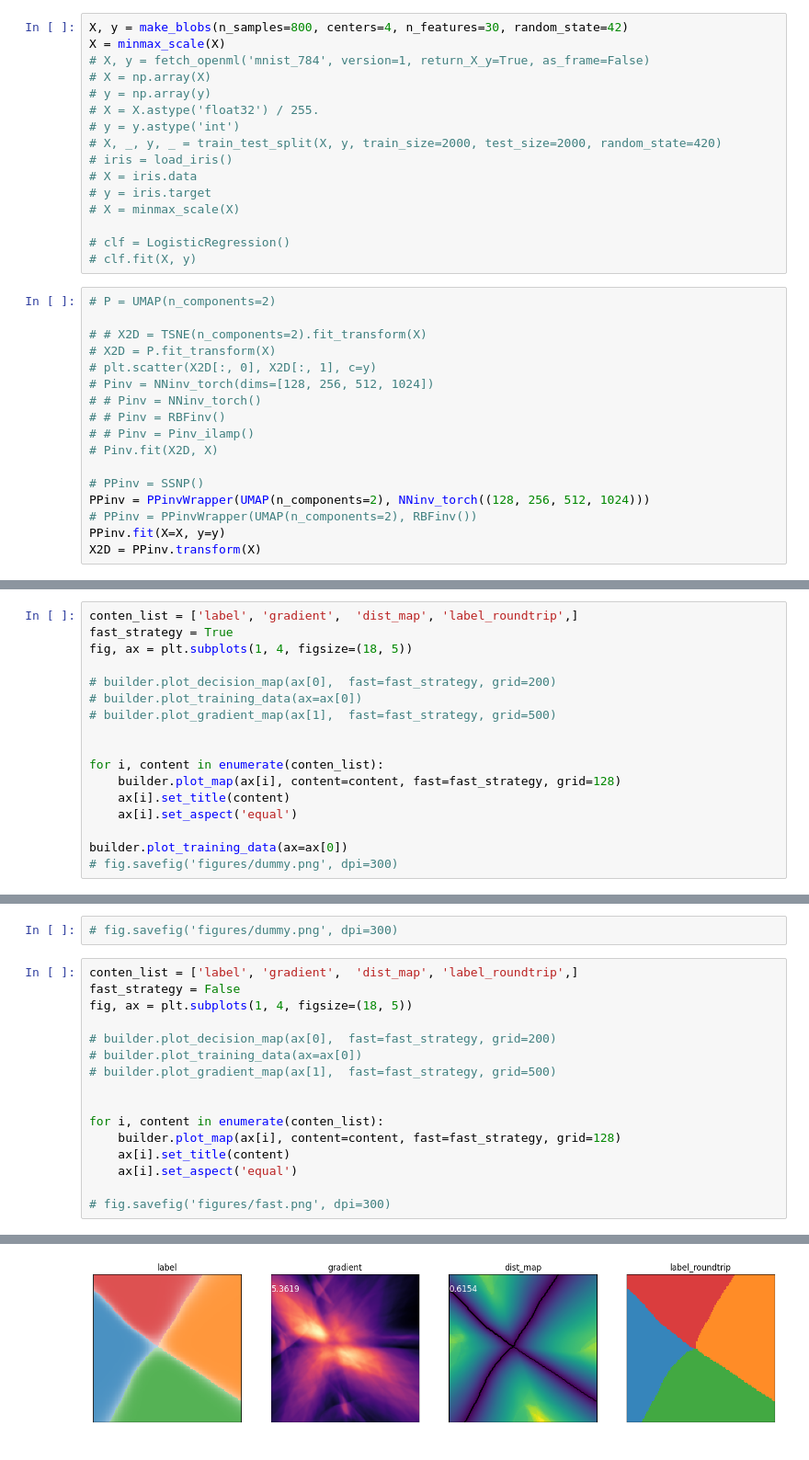
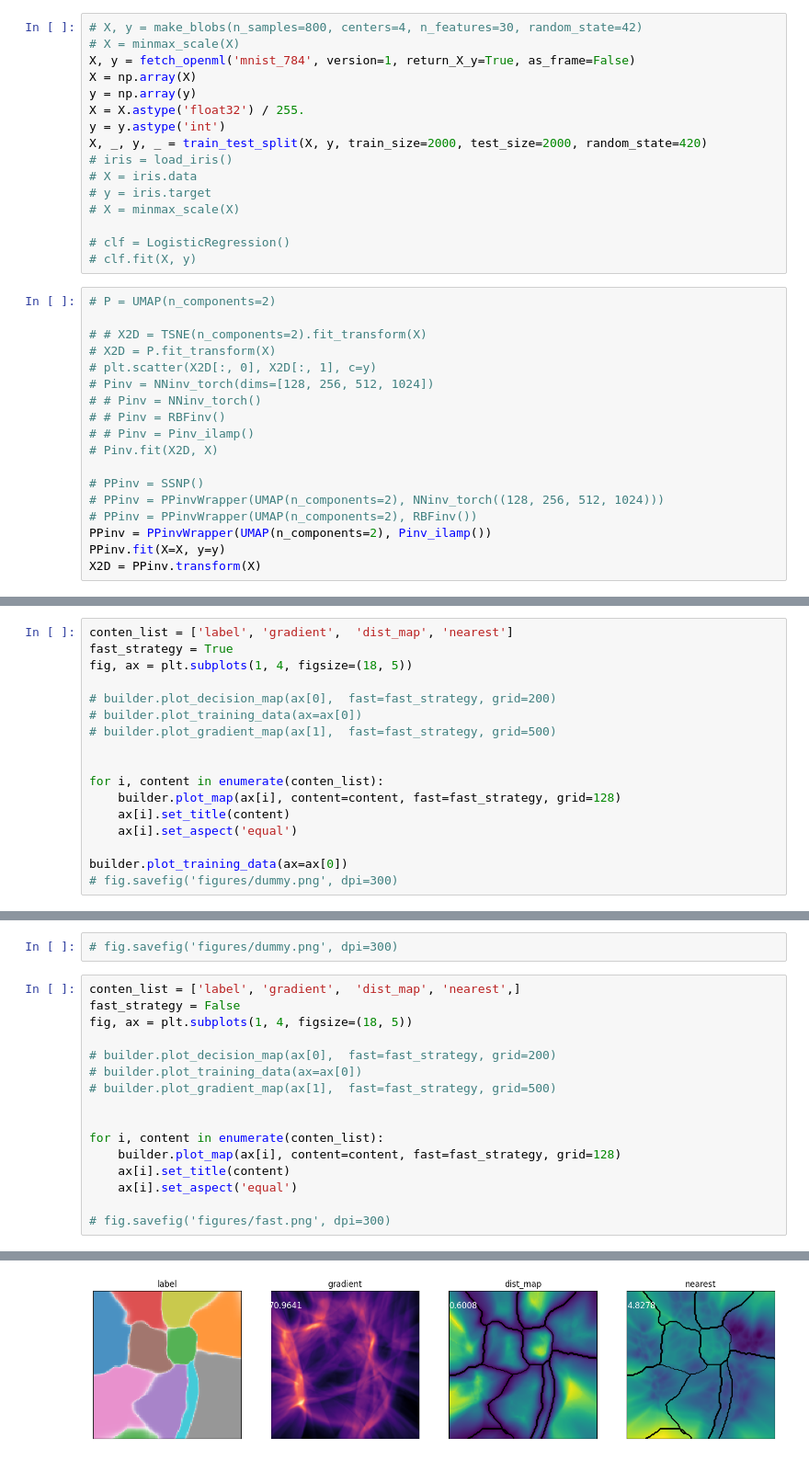
Before and after one commit to wuyuyu1024/map_builder, a Jupyter notebook: draft.ipynb, the cells around one changed output, grey strips where cells are left out. Shown at 92% size. Cells and saved outputs as stored; diff of their text form.

```diff
--- a/draft.ipynb
+++ b/draft.ipynb
@@ -23,12 +23,12 @@ To enable the following instructions: AVX2 AVX_VNNI FMA, in other operations, re
 # %%
-X, y = make_blobs(n_samples=800, centers=4, n_features=30, random_state=42)
-X = minmax_scale(X)
-# X, y = fetch_openml('mnist_784', version=1, return_X_y=True, as_frame=False)
-# X = np.array(X)
-# y = np.array(y)
-# X = X.astype('float32') / 255.
-# y = y.astype('int')
-# X, _, y, _ = train_test_split(X, y, train_size=2000, test_size=2000, random_state=420)
+# X, y = make_blobs(n_samples=800, centers=4, n_features=30, random_state=42)
+# X = minmax_scale(X)
+X, y = fetch_openml('mnist_784', version=1, return_X_y=True, as_frame=False)
+X = np.array(X)
+y = np.array(y)
+X = X.astype('float32') / 255.
+y = y.astype('int')
+X, _, y, _ = train_test_split(X, y, train_size=2000, test_size=2000, random_state=420)
 # iris = load_iris()
 # X = iris.data
 # y = iris.target
@@ -49,7 +49,8 @@ X = minmax_scale(X)
 # Pinv.fit(X2D, X)
 
 # PPinv = SSNP()
-PPinv = PPinvWrapper(UMAP(n_components=2), NNinv_torch((128, 256, 512, 1024)))
+# PPinv = PPinvWrapper(UMAP(n_components=2), NNinv_torch((128, 256, 512, 1024)))
 # PPinv = PPinvWrapper(UMAP(n_components=2), RBFinv())
+PPinv = PPinvWrapper(UMAP(n_components=2), Pinv_ilamp())
 PPinv.fit(X=X, y=y)
 X2D = PPinv.transform(X)
@@ -78,5 +61,5 @@ n_classes: 4
 # %%
-conten_list = ['label', 'gradient',  'dist_map', 'label_roundtrip',]
+conten_list = ['label', 'gradient',  'dist_map', 'nearest']
 fast_strategy = True
 fig, ax = plt.subplots(1, 4, figsize=(18, 5))
 
@@ -104,7 +81,7 @@ fast strategy
 # %%
 # fig.savefig('figures/dummy.png', dpi=300)
 # %%
-conten_list = ['label', 'gradient',  'dist_map', 'label_roundtrip',]
+conten_list = ['label', 'gradient',  'dist_map', 'nearest',]
 fast_strategy = False
 fig, ax = plt.subplots(1, 4, figsize=(18, 5))
 
@@ -128,4 +106,4 @@ slow strategy
-[figure, old version]
+[figure, new version]
 # %%
 conten_list = ['label', 'gradient', 'label_roundtirp']
 fast_strategy = True
```
Also changed, not shown: parts of 9 cells of this notebook, 3 other files.
